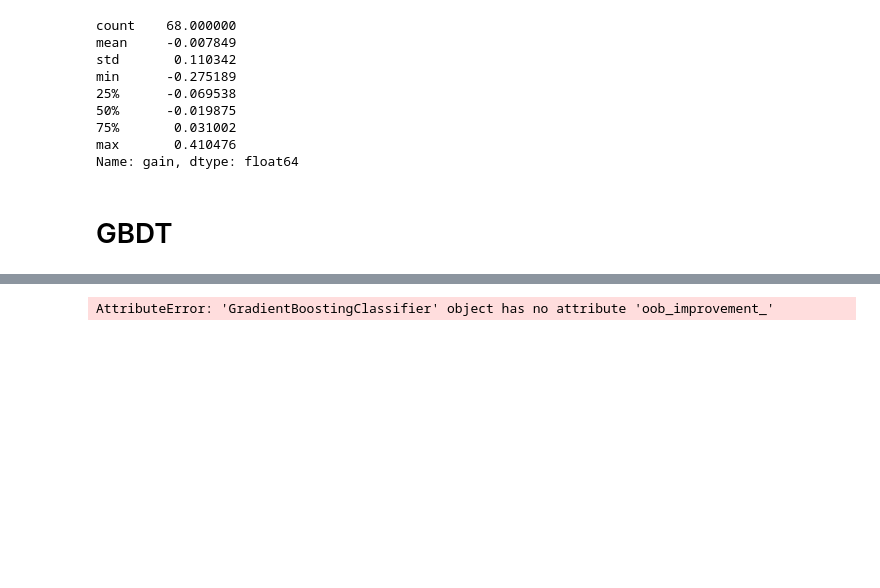
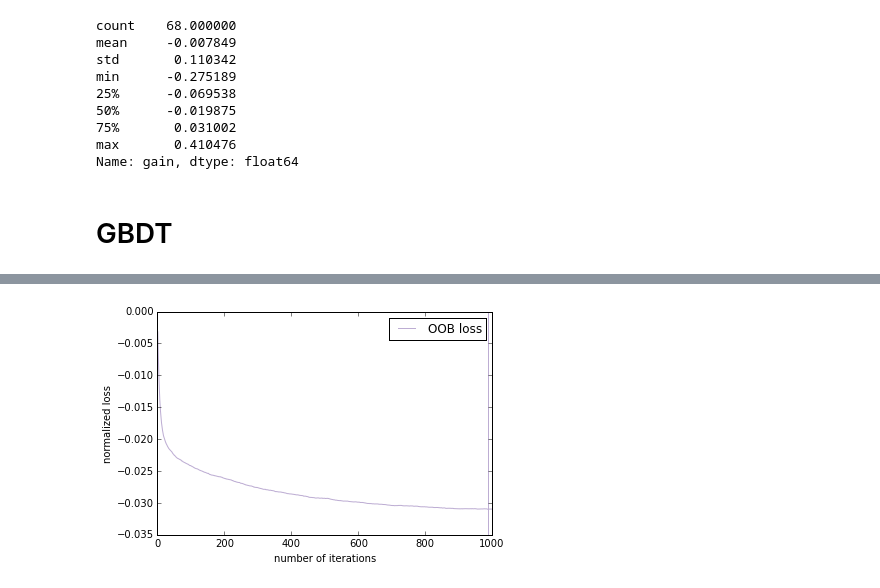
Before and after one commit to zhangjiaqi/innovation_stock, a Jupyter notebook: scripts/02_simple_model.ipynb, the cells around one changed output, grey strips where cells are left out. Cells and saved outputs as stored; diff of their text form; code cells hidden in the pictures; blank space fills up the shorter version.

```diff
--- a/scripts/02_simple_model.ipynb
+++ b/scripts/02_simple_model.ipynb
@@ -438,28 +438,28 @@ AttributeError: 'GradientBoostingClassifier' object has no attribute 'oob_improv
 # %%
 
 
-x = np.arange(500) + 1
+x = np.arange(1000) + 1
 # negative cumulative sum of oob improvements
 cumsum = -np.cumsum(est.oob_improvement_)
 
 
 # min loss according to OOB
 oob_best_iter = x[np.argmin(cumsum)]
 
 # color brew for the three curves
 oob_color = list(map(lambda x: x / 256.0, (190, 174, 212)))
 
 # plot curves and vertical lines for best iterations
 plt.plot(x, cumsum, label='OOB loss', color=oob_color)
 plt.axvline(x=oob_best_iter, color=oob_color)
 
 plt.legend(loc='upper right')
 plt.ylabel('normalized loss')
 plt.xlabel('number of iterations')
 
 plt.show()
 # %% [output]
-AttributeError: 'GradientBoostingClassifier' object has no attribute 'oob_improvement_'
+[figure, added]
 # %%
 importances = est.feature_importances_
 indices = np.argsort(importances)[::-1]
```
Also changed, not shown: parts of 5 cells of this notebook, 2 other files.
